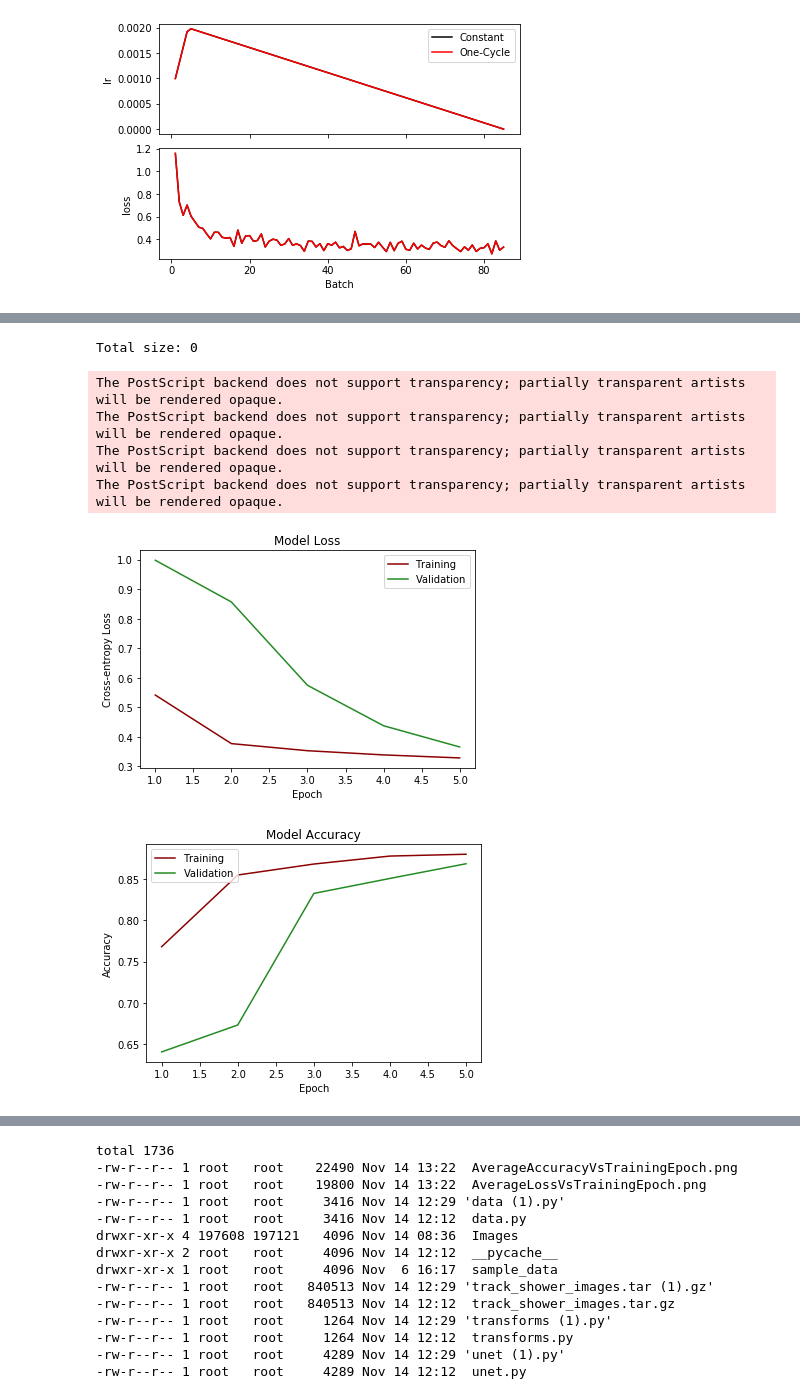
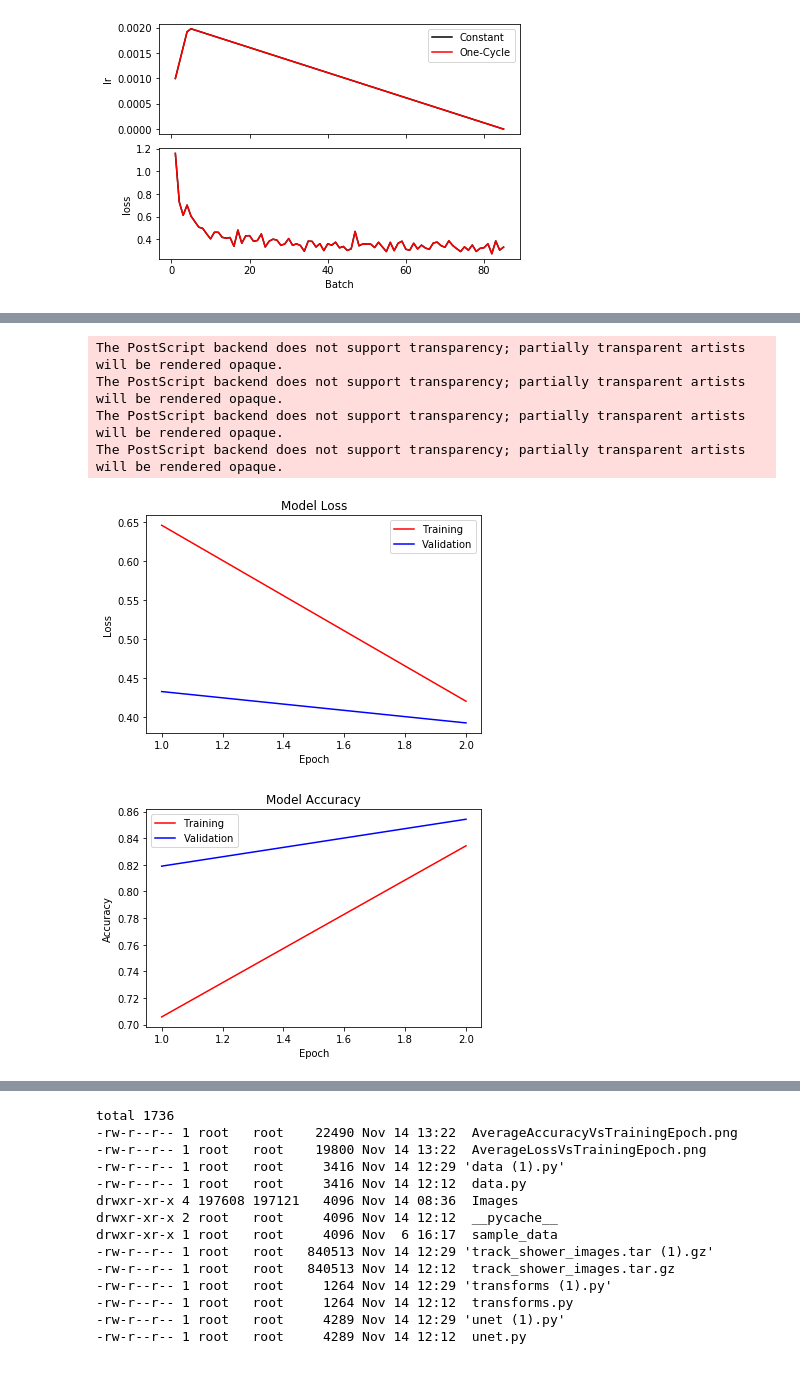
Before and after one commit to AndyChappell/SemanticSegmentation, a Jupyter notebook: dune_network.ipynb, the cells around one changed output, grey strips where cells are left out. Saved outputs shown, nothing was run; the diff lists cells and outputs as text; code cells hidden in the pictures.

```diff
--- a/dune_network.ipynb
+++ b/dune_network.ipynb
@@ -588,38 +424,35 @@ def dump_tensors(gpu_only=True):
-# %%
-dump_tensors()
-# %% [output]
-Total size: 0
 # %%
 #del x, y
 #del images, masks
 #del model
 torch.cuda.empty_cache()
 # %%
-epoch_list = list(range(1, 6))
-fig, ax = plt.subplots()
-ax.set_title('Model Loss')
-ax.set_xlabel('Epoch')
-ax.set_ylabel('Cross-entropy Loss')
-ax.plot(epoch_list, train_loss_epochs, label='Training', c='darkred')
-ax.plot(epoch_list, val_loss_epochs, label='Validation', c='forestgreen')
-ax.legend(loc='upper right')
-iu.save_figure(plt, "AverageLossVsTrainingEpoch")
-
-fig, ax = plt.subplots()
-ax.set_title('Model Accuracy')
-ax.set_xlabel('Epoch')
-ax.set_ylabel('Accuracy')
-ax.plot(epoch_list, train_acc_epochs, label='Training', c='darkred')
-ax.plot(epoch_list, val_acc_epochs, label='Validation', c='forestgreen')
-ax.legend(loc='upper left')
-iu.save_figure(plt, "AverageAccuracyVsTrainingEpoch")
+def plot_stat_epoch(train_stats, val_stats, stat="Loss"):
+    epochs = np.array(list(range(1, len(train_stats) + 1)), dtype=np.int16)
+    fig, ax = plt.subplots()
+    ax.set_title(f'Model {stat}')
+    ax.set_xlabel('Epoch')
+    ax.set_ylabel(f'{stat}')
+    ax.plot(epochs, train_stats, label='Training', c='red')
+    ax.plot(epochs, val_stats, label='Validation', c='blue')
+    if stat == "Loss": ax.legend(loc='upper right')
+    else: ax.legend(loc='upper left')
+    iu.save_figure(plt, f"Average{stat}VsTrainingEpoch")
-# %% [output]
-The PostScript backend does not support transparency; partially transparent artists will be rendered opaque.
-The PostScript backend does not support transparency; partially transparent artists will be rendered opaque.
-The PostScript backend does not support transparency; partially transparent artists will be rendered opaque.
-The PostScript backend does not support transparency; partially transparent artists will be rendered opaque.
-[figure, removed]
-[figure, removed]
+# %%
+train_loss_epochs = [s.get_losses().mean() for s in stats]
+val_loss_epochs = [s.get_losses().mean() for s in val_stats]
+plot_stat_epoch(train_loss_epochs, val_loss_epochs)
+
+train_acc_epochs = [s.get_accuracies().mean() for s in stats]
+val_acc_epochs = [s.get_accuracies().mean() for s in val_stats]
+plot_stat_epoch(train_acc_epochs, val_acc_epochs, stat="Accuracy")
+# %% [output]
+The PostScript backend does not support transparency; partially transparent artists will be rendered opaque.
+The PostScript backend does not support transparency; partially transparent artists will be rendered opaque.
+The PostScript backend does not support transparency; partially transparent artists will be rendered opaque.
+The PostScript backend does not support transparency; partially transparent artists will be rendered opaque.
+[figure, added]
+[figure, added]
 # %%
 !tar cvzf images.tar.gz *.png *.pdf *.eps *.npy
 files.download("images.tar.gz")
```
Also changed, not shown: parts of 18 cells of this notebook, 1 other file.
